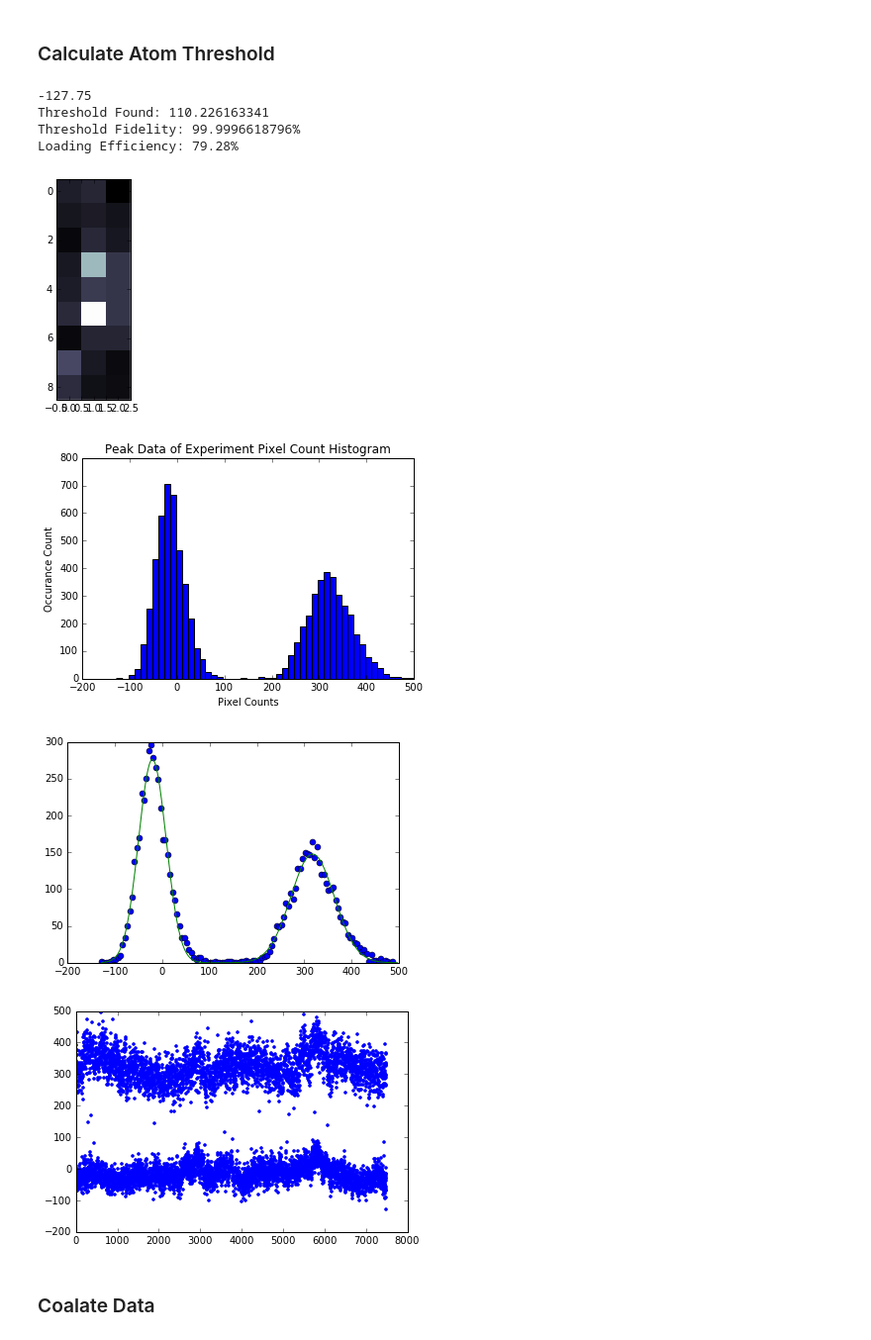
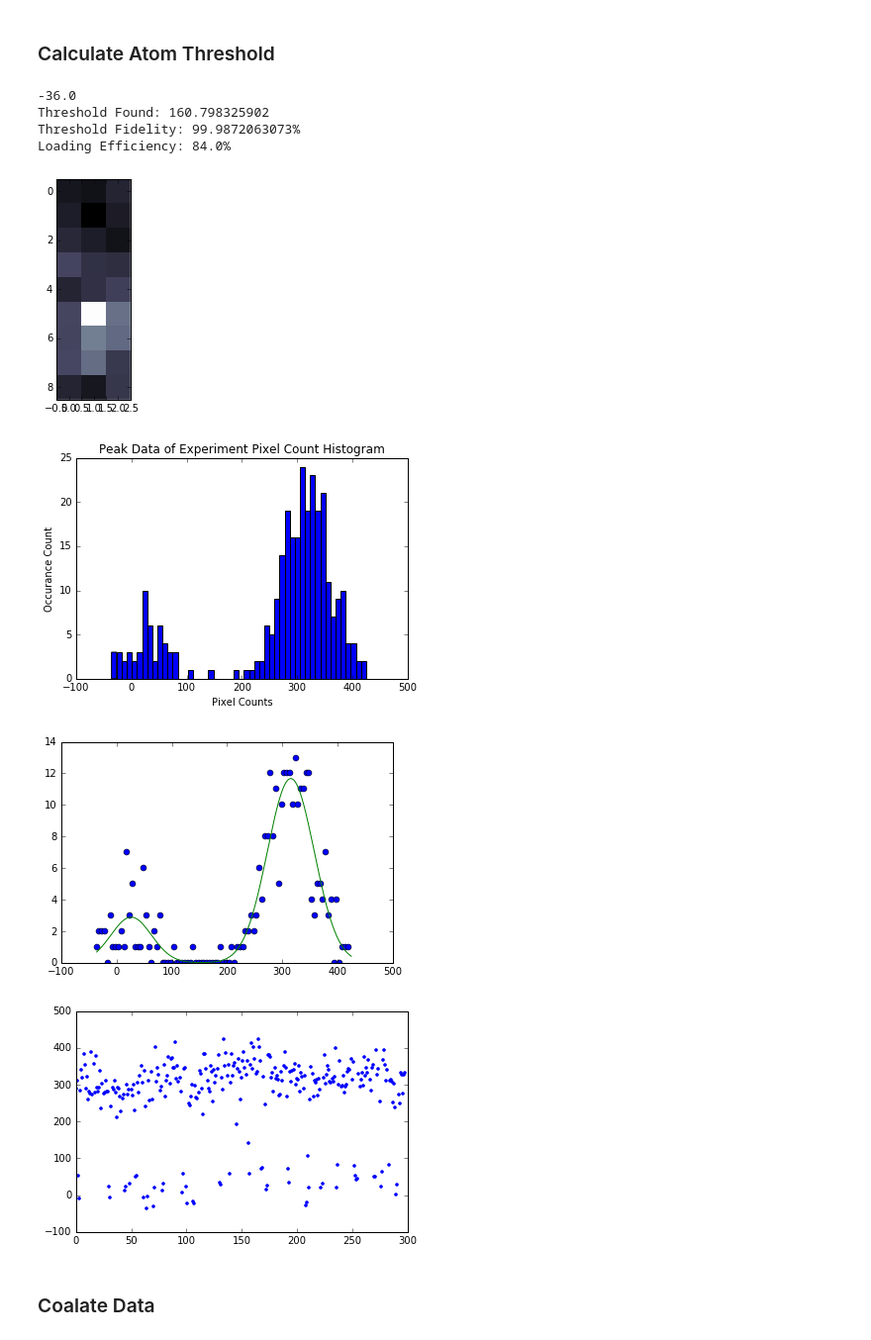
Before and after one commit to aquirdTurtle/Marks-old-analysis-folder, a Jupyter notebook: Simple Atom Analysis.ipynb, the cells around one changed output. Shown at 99% size. Cells and saved outputs as stored; diff of their text form; code cells hidden in the pictures.

Commit message:
Simple Atom Analysis: - Fixed export - Deals with zeros better

```diff
--- a/Simple Atom Analysis.ipynb
+++ b/Simple Atom Analysis.ipynb
@@ -6,12 +6,17 @@
 ### Initialize Constants
 # %%
 %matplotlib inline
-date = "160517";
-fileName = "TestTSV";
+date = "160519";
+fileName = "ProbeBeamHeatingTimeScan";
+runNumber = 36;
 wellIndicator = 4;
 accumulations = 150;
 # Zero-indexed!!!
-atomLocation = [3,1];
+# Horizontal
+# atomLocation = [1,wellIndicator-1];
+# Vertical
+atomLocation = [wellIndicator-1, 1];
+
 picturesPerExperiment = 2;
 atomPeakGuess = 400;
 # %%
@@ -24,11 +29,11 @@ import matplotlib.pyplot
 import scipy.optimize
 import math
 import scipy.special
-dataRepositoryPath = "\\\\andor\\share\\Data and documents\\Data repository\\";
-todaysDataPath = dataRepositoryPath + date + "\\data_12.fits";
-keyPath = dataRepositoryPath + date + "\\key_12.txt"
-# todaysDataPath = dataRepositoryPath + date + "\\data.fits";
-# keyPath = dataRepositoryPath + "Key_file\\key.txt"
+#dataRepositoryPath = "\\\\andor\\share\\Data and documents\\Data repository\\";
+todaysDataPath = dataRepositoryPath + date + "\\data_" + str(runNumber) + ".fits";
+keyPath = dataRepositoryPath + date + "\\key_" + str(runNumber) + ".txt";
+#todaysDataPath = dataRepositoryPath + date + "\\data.fits";
+#keyPath = dataRepositoryPath + "Key_file\\key.txt"
 # %% [markdown]
 ### Load Key File
 # %%
@@ -94,46 +104,47 @@ binCenters = binsBorders[0:binsBorders.size-1];
 # for binInc in range(0, binsBorders.size - 1):
 #     binCenters = numpy.append(binCenters, (binsBorders[binInc] + binsBorders[binInc + 1])/2);
 # fit the histogram
-guess = numpy.array([250, -20, 30, 650, atomPeakGuess, 10]);
+#                   A1     x1  s1  a2   x2            s2
+guess = numpy.array([100, 0, 30, 200, atomPeakGuess, 10]);
 
 fitVals, trash = scipy.optimize.curve_fit(doubleGaussian, binCenters, binnedData, guess);
 # make an image
 matplotlib.pyplot.figure(0);
 matplotlib.pyplot.imshow(rawData[100], interpolation='none', cmap = matplotlib.cm.get_cmap("bone"));
 # make a histogram
 matplotlib.pyplot.figure(1);
 matplotlib.pyplot.hist(peakData, 50);
 matplotlib.pyplot.title("Peak Data of Experiment Pixel Count Histogram");
 matplotlib.pyplot.ylabel("Occurance Count");
 matplotlib.pyplot.xlabel("Pixel Counts");
 # plot the fit on top of the histogram
 matplotlib.pyplot.figure(2);
 matplotlib.pyplot.plot(binCenters, binnedData, "o");
 fineXData = numpy.linspace(min(peakData),max(peakData),500);
 matplotlib.pyplot.plot(fineXData, doubleGaussian(fineXData,*fitVals))
 matplotlib.pyplot.figure(3);
 matplotlib.pyplot.plot(peakData, ".");
 
 TCalc = (fitVals[4] - fitVals[1])/(numpy.abs(fitVals[5]) + numpy.abs(fitVals[2]));
 threshold = fitVals[1] + TCalc * fitVals[2];
 thresholdFidelity = 1/2 * (1 + scipy.special.erf(TCalc/numpy.sqrt(2)))
 print("Threshold Found: " + str(threshold))
 print("Threshold Fidelity: " + str(thresholdFidelity * 100) + "%")
 
 atomCount = 0;
 for experimentInc in range(0, firstExperimentData.size):
     if firstExperimentData[experimentInc] > threshold:
         atomCount += 1;
 print("Loading Efficiency: " + str(atomCount / firstExperimentData.size * 100) + "%")
 # %% [output]
--127.75
-Threshold Found: 110.226163341
-Threshold Fidelity: 99.9996618796%
-Loading Efficiency: 79.28%
+-36.0
+Threshold Found: 160.798325902
+Threshold Fidelity: 99.9872063073%
+Loading Efficiency: 84.0%
-[figure, old version]
+[figure, new version]
-[figure, old version]
+[figure, new version]
-[figure, old version]
+[figure, new version]
-[figure, old version]
+[figure, new version]
 # %% [markdown]
 ### Coalate Data
 # %%
```
Also changed, not shown: parts of 7 cells of this notebook, 2 other files.
